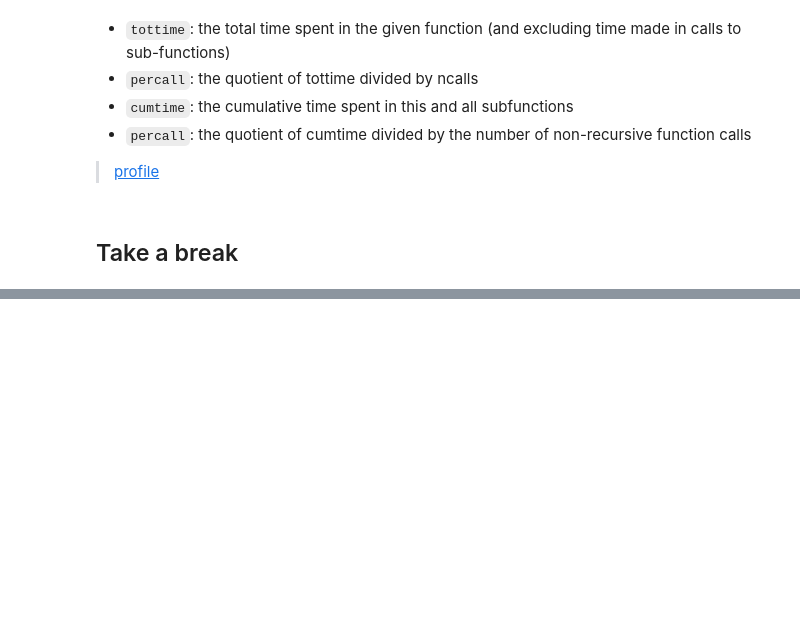
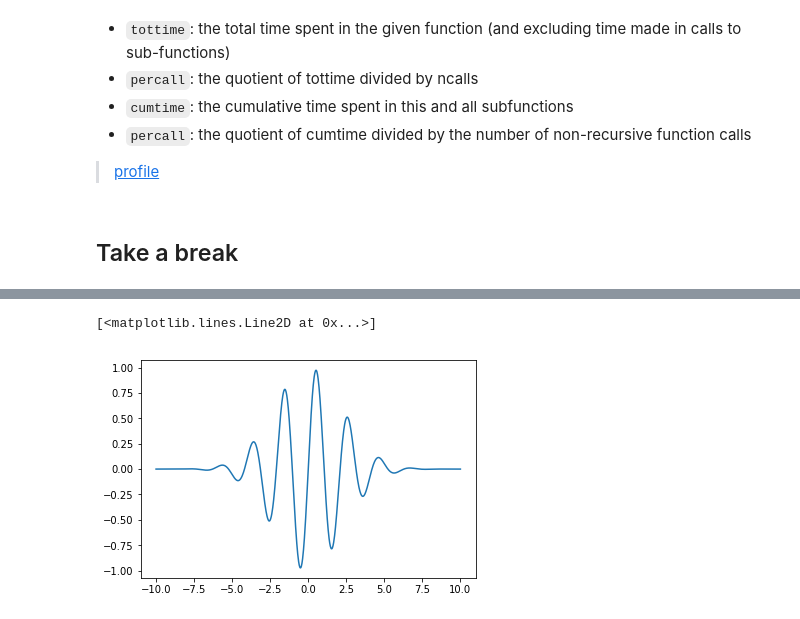
Before and after one commit to deep-learning/deep-learning, a Jupyter notebook: notebooks/hello_jupyter.ipynb, the cells around one changed output, grey strips where cells are left out. Drawn from its saved outputs; the diff is of its cells as text; code cells hidden in the pictures; blank space fills up the shorter version.

```diff
--- a/notebooks/hello_jupyter.ipynb
+++ b/notebooks/hello_jupyter.ipynb
@@ -588,0 +441,9 @@ import matplotlib.pyplot as plt
+# %%
+# By default, the x coordinates are successive integers.
+# let's specify x coordinates directly
+x = np.linspace(-10., 10., 1000)
+y = np.sin(3 * x) * np.exp(-.1 * x **2)
+plt.plot(x, y)
+# %% [output]
+[<matplotlib.lines.Line2D at 0x...>]
+[figure, added]
```
Also changed, not shown: parts of 77 cells of this notebook, 1 other file.
